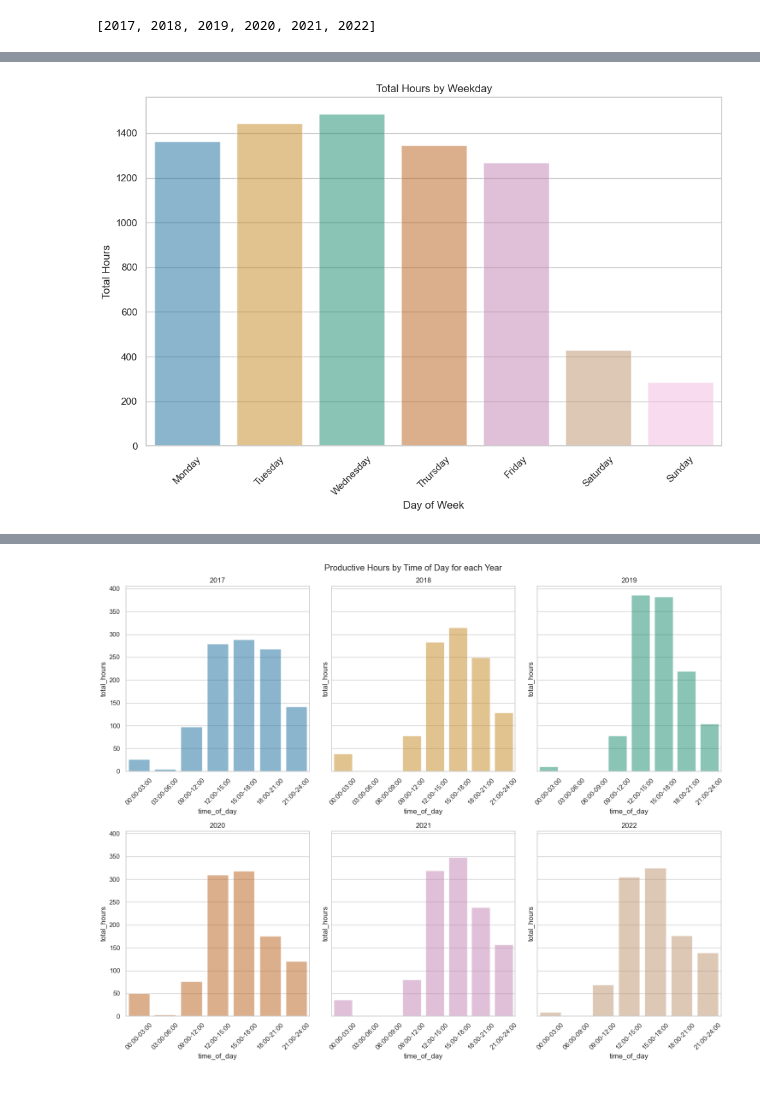
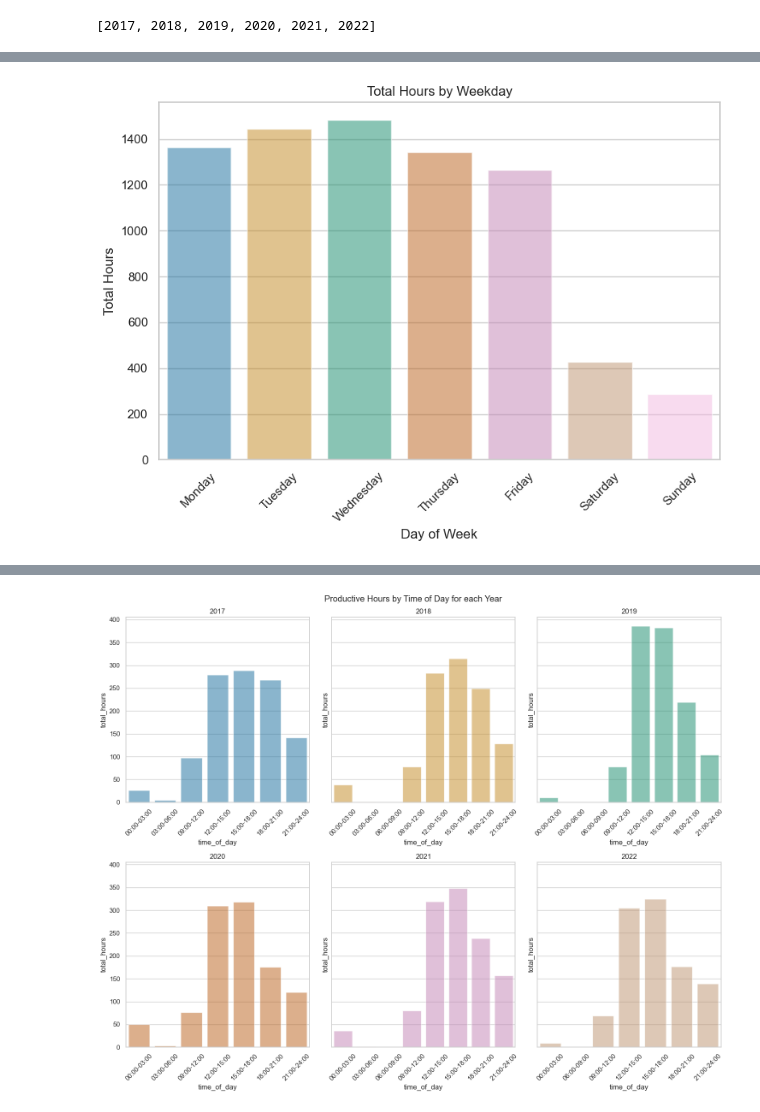
Before and after one commit to awkwardarm/Portfolio-Projects, a Jupyter notebook: Porftolio Project - Time Tracking.ipynb, the cells around one changed output, grey strips where cells are left out. Drawn from its saved outputs; the diff is of its cells as text; code cells hidden in the pictures.

```diff
--- a/Porftolio Project - Time Tracking.ipynb
+++ b/Porftolio Project - Time Tracking.ipynb
@@ -153,32 +137,32 @@ query = '''
         END AS numeric_day,
         day_of_week,
         SUM(hours) AS total_hours
     FROM time_tracking
     GROUP BY 1
     ORDER BY 1 ASC;
     '''
 
 # create dataframe from query
 weekday_totals = psql.sqldf(query, locals())
 
-plt.figure(figsize=(10,7))
+plt.figure(figsize=(8,6))
 ax = plt.subplot()
 
 # Set the style of seaborn
 sns.set(style="whitegrid")
 
 # Choose a colorblind-friendly palette
 palette = sns.color_palette("colorblind", n_colors=len(weekday_totals))
 
 # Create the bar plot with the chosen palette
 sns.barplot(x='day_of_week', y='total_hours', data=weekday_totals, palette=palette, alpha = 0.5)
 plt.xticks(rotation=45)
 plt.xlabel('Day of Week')
 plt.ylabel('Total Hours')
 title = 'Total Hours by Weekday'
 plt.title(title)
 plt.tight_layout()  # Ensures that labels and titles fit within the plot area
 plt.savefig(os.path.join('Visualizations', title))
 plt.show()
 # %% [output]
-[figure, old version]
+[figure, new version]
```
Also changed, not shown: parts of 23 cells of this notebook, 10 other files.
